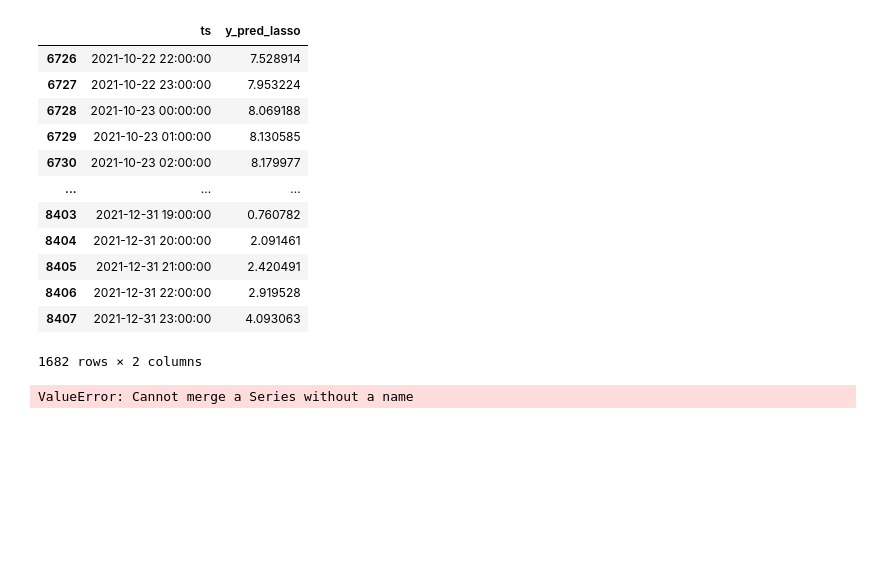
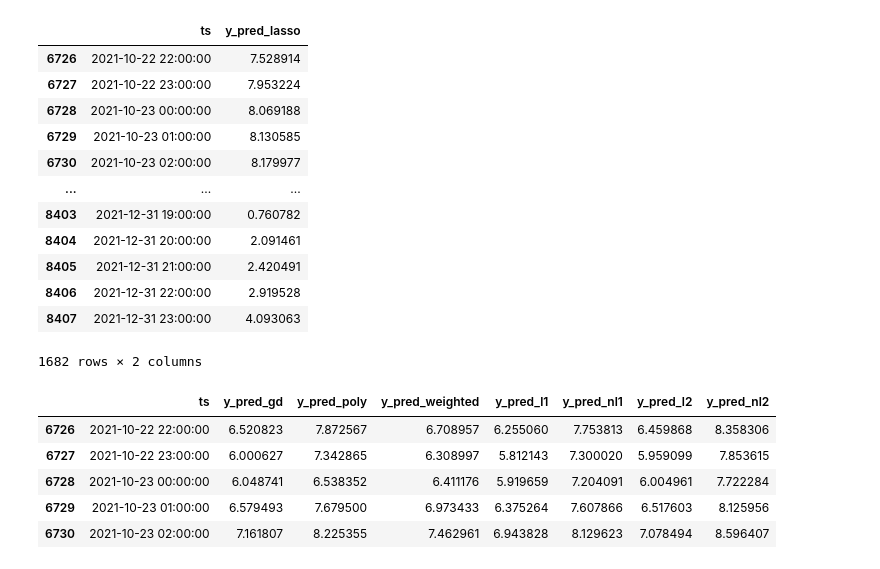
Before and after one commit to Max-f123/Machine_Learning_in_Energy_Systems, a Jupyter notebook: Test 21.ipynb, the cells around one changed output. Saved outputs shown, nothing was run; the diff lists cells and outputs as text; code cells hidden in the pictures; blank space fills up the shorter version.

Commit message:
predictions gathered

```diff
--- a/Test 21.ipynb
+++ b/Test 21.ipynb
@@ -1153,6 +1153,10 @@ y_pred_l2 = model_l2.predict(X_test)
 # Evaluate L2 model
 r2_l2 = r2_score(y_test, y_pred_l2)
 print(f"R-squared (Ridge): {r2_l2}")
+
+# Convert predictions to pandas Series with y_test's original index
+y_pred_l1 = pd.Series(y_pred_l1, index=y_test.index)
+y_pred_l2 = pd.Series(y_pred_l2, index=y_test.index)
 # %% [output]
 R-squared (Lasso): 0.7071765173056228
 R-squared (Ridge): 0.6984730924513545
@@ -1259,9 +1260,22 @@ np.isnan(y_pred_nl1).sum()
 # %%
 # Test model for L1 (LASSO)
-model_nl1 = PolynomialRegressionWithRegularization(degree=3, alpha=0.05, learning_rate=0.00005, n_iterations=1000000, regularization="l1")
+model_nl1 = PolynomialRegressionWithRegularization(degree=2, alpha=0.05, learning_rate=0.001, n_iterations=10000, regularization="l1")
 model_nl1.fit(X_train, y_train)
 y_pred_nl1 = model_nl1.predict(X_test)
 
 # Evaluate L1 model
 r2_nl1 = r2_score(y_test, y_pred_nl1)
 print(f"R-squared (Lasso): {r2_nl1}")
+
+# Test model for L2 (RIDGE)
+model_nl2 = PolynomialRegressionWithRegularization(degree=2, alpha=0.05, learning_rate=0.001, n_iterations=10000, regularization="l2")
+model_nl2.fit(X_train, y_train)
+y_pred_nl2 = model_nl2.predict(X_test)
+
+# Evaluate L2 model
+r2_nl2 = r2_score(y_test, y_pred_nl2)
+print(f"R-squared (Ridge): {r2_nl2}")
+
+# Convert predictions to pandas Series with y_test's original index
+y_pred_nl1 = pd.Series(y_pred_nl1, index=y_test.index)
+y_pred_nl2 = pd.Series(y_pred_nl2, index=y_test.index)
@@ -1302,13 +1306,37 @@ pred = pd.merge(ts_test, y_pred_lasso_df, left_index=True, right_index=True)
 | 8406 | 2021-12-31 22:00:00 | 2.919528 |
 | 8407 | 2021-12-31 23:00:00 | 4.093063 |
 1682 rows × 2 columns
-# %%
-
-
-# Merge nordpool data with energinet data on ts
-money_data = pd.merge(y_pred_lasso, nordpool, on='ts', how='left')
-money_data = pd.merge(money_data, energinet, on='ts', how='left')
-
-money_data.head()
-# %% [output]
-ValueError: Cannot merge a Series without a name
+# %%
+# Convert y_test_pred_gd to df
+y_test_pred_gd_df = pd.DataFrame(y_test_pred_gd, columns=['y_pred_gd'])
+# Convert y_pred_poly to df
+y_pred_poly_df = pd.DataFrame(y_pred_poly, columns=['y_pred_poly'])
+# Convert y_pred_weighted to df
+y_pred_weighted_df = pd.DataFrame(y_pred_weighted, columns=['y_pred_weighted'])
+# Convert y_pred_l1 to df
+y_pred_l1_df = pd.DataFrame(y_pred_l1, columns=['y_pred_l1'])
+# Convert y_pred_nl1 to df
+y_pred_nl1_df = pd.DataFrame(y_pred_nl1, columns=['y_pred_nl1'])
+# Convert y_pred_l2 to df
+y_pred_l2_df = pd.DataFrame(y_pred_l2, columns=['y_pred_l2'])
+# Convert y_pred_nl2 to df
+y_pred_nl2_df = pd.DataFrame(y_pred_nl2, columns=['y_pred_nl2'])
+# Get ts for test
+ts_test = ts[split_index:]
+
+# Merge them on index
+preds = pd.merge(ts_test, y_test_pred_gd_df, left_index=True, right_index=True)
+preds = pd.merge(preds, y_pred_poly_df, left_index=True, right_index=True)
+preds = pd.merge(preds, y_pred_weighted_df, left_index=True, right_index=True)
+preds = pd.merge(preds, y_pred_l1_df, left_index=True, right_index=True)
+preds = pd.merge(preds, y_pred_nl1_df, left_index=True, right_index=True)
+preds = pd.merge(preds, y_pred_l2_df, left_index=True, right_index=True)
+preds = pd.merge(preds, y_pred_nl2_df, left_index=True, right_index=True)
+preds.head()
+# %% [output]
+|  | ts | y_pred_gd | y_pred_poly | y_pred_weighted | y_pred_l1 | y_pred_nl1 | y_pred_l2 | y_pred_nl2 |
+| 6726 | 2021-10-22 22:00:00 | 6.520823 | 7.872567 | 6.708957 | 6.255060 | 7.753813 | 6.459868 | 8.358306 |
+| 6727 | 2021-10-22 23:00:00 | 6.000627 | 7.342865 | 6.308997 | 5.812143 | 7.300020 | 5.959099 | 7.853615 |
+| 6728 | 2021-10-23 00:00:00 | 6.048741 | 6.538352 | 6.411176 | 5.919659 | 7.204091 | 6.004961 | 7.722284 |
+| 6729 | 2021-10-23 01:00:00 | 6.579493 | 7.679500 | 6.973433 | 6.375264 | 7.607866 | 6.517603 | 8.125956 |
+| 6730 | 2021-10-23 02:00:00 | 7.161807 | 8.225355 | 7.462961 | 6.943828 | 8.129623 | 7.078494 | 8.596407 |
```
Also changed, not shown: parts of 9 cells of this notebook.
